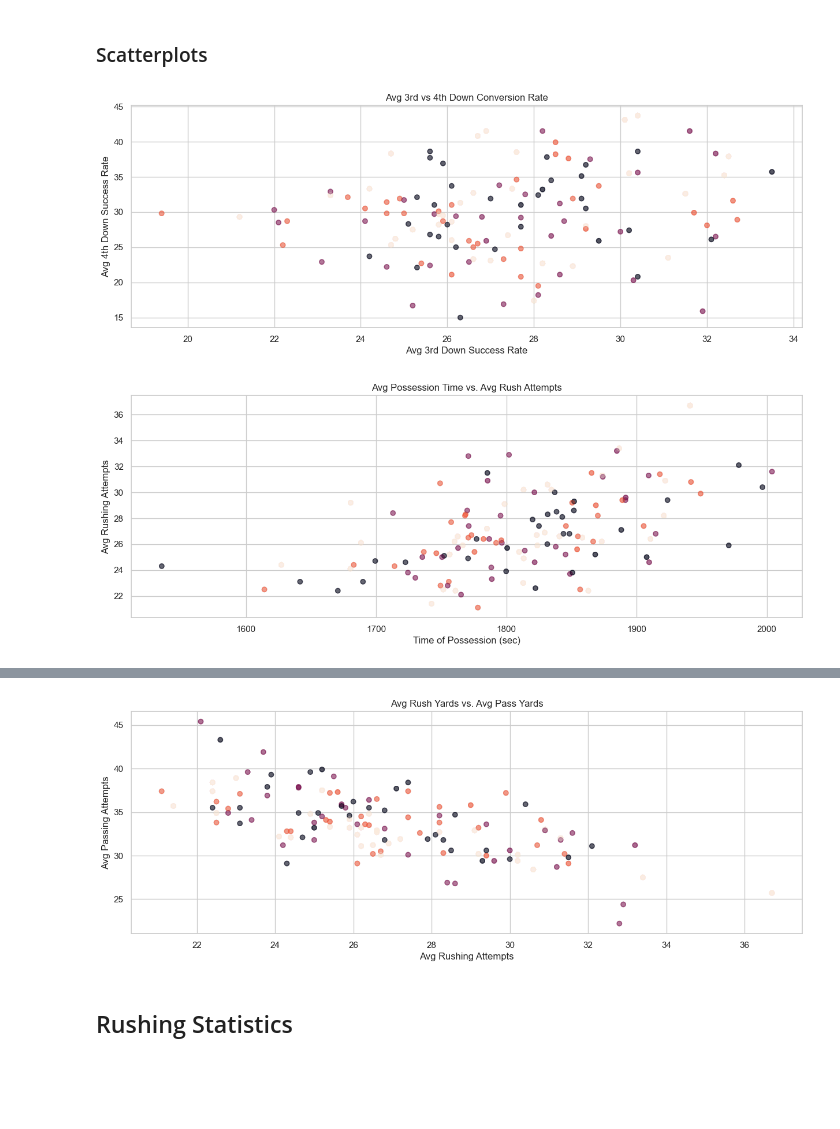
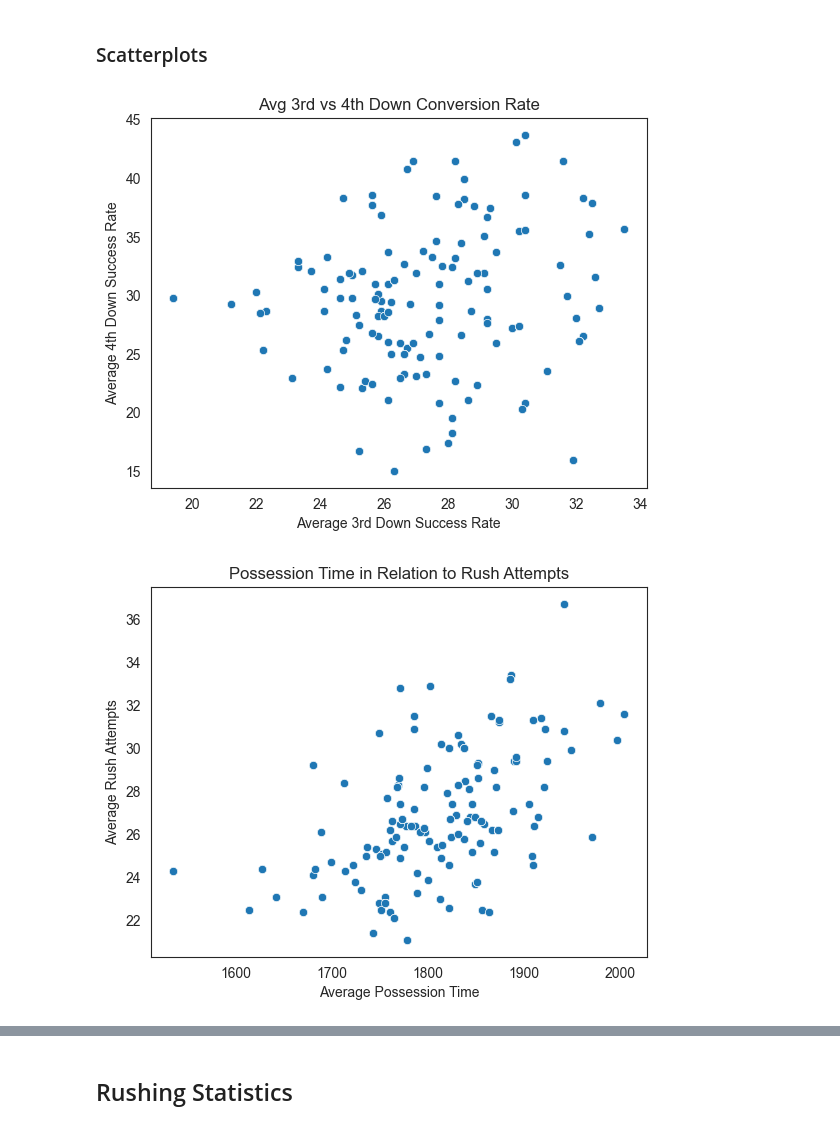
Before and after one commit to CamSmithers/NFL, a Jupyter notebook: Basic Analysis.ipynb, the cells around one changed output, grey strips where cells are left out. Cells and saved outputs as stored; diff of their text form; code cells hidden in the pictures; blank space fills up the shorter version.

```diff
--- a/Basic Analysis.ipynb
+++ b/Basic Analysis.ipynb
@@ -28,12 +38,3 @@ stats_pass = pd.read_csv('full_passing.csv', index_col=0)
 ## Team Statistics
 # %% [markdown]
 ### Boxplots
-# %%
-# Rushing Yards by Team
-sns.set_theme(rc={'figure.figsize':(15, 5)})
-sns.set_style('whitegrid')
-sns.boxplot(x=stats_team['team_name'], y=stats_team['rushyards'], color='deeppink')
-sns.stripplot(x=stats_team['team_name'], y=stats_team['rushyards'], color='black', jitter=0.2, alpha=0.25)
-plt.title('Rush Yards by Team')
-plt.xlabel('Team')
-plt.ylabel('Rush Yards')
@@ -92,50 +92,33 @@ plt.show()
 # %% [markdown]
 ### Scatterplots
 # %%
+sns.set_style('white')
 # Average 3rd vs 4th Down Conversion Rate
-plt.scatter(
-    x=stats_team.successrate3rddown_avg,
-    y=stats_team.successrate4thdown_avg,
-    alpha=.05,
-    c=stats_team.season)
-plt.xlabel('Avg 3rd Down Success Rate')
-plt.ylabel('Avg 4th Down Success Rate')
-plt.title('Avg 3rd vs 4th Down Conversion Rate')
+sc_plot1 = sns.scatterplot(data=stats_team,
+                        x='successrate3rddown_avg',
+                        y='successrate4thdown_avg')
+sc_plot1.set_xlabel('Average 3rd Down Success Rate')
+sc_plot1.set_ylabel('Average 4th Down Success Rate')
+sc_plot1.set_title('Avg 3rd vs 4th Down Conversion Rate')
 plt.show()
 
-# Average Possession Time vs Avg Rush Attempts
-plt.scatter(
-    x=stats_team.possessiontime_avg,
-    y=stats_team.rushattempts_avg,
-    alpha=.05,
-    c=stats_team.season,
-    )
-plt.title('Avg Possession Time vs. Avg Rush Attempts')
-plt.xlabel('Time of Possession (sec)')
-plt.ylabel('Avg Rushing Attempts')
+# Average Possession Time vs Rush Attempts
+sc_plot2 = sns.scatterplot(data=stats_team,
+                           x='possessiontime_avg',
+                           y='rushattempts_avg')
+sc_plot2.set_xlabel('Average Possession Time')
+sc_plot2.set_ylabel('Average Rush Attempts')
+sc_plot2.set_title('Possession Time in Relation to Rush Attempts')
 plt.show()
 
-# Average Posession Timve vs Avg Pass Attempts
-plt.scatter(
-    x=stats_team.possessiontime_avg,
-    y=stats_team.attempts_avg,
-    alpha=.05,
-    c=stats_team.season)
-plt.title('Avg Possession Time vs. Avg Pass Attempts')
-plt.xlabel('Time of Possession (sec)')
-plt.ylabel('Avg Passing Attempts')
+#Average Rush vs Pass Attempts
+sc_plot3 = sns.scatterplot(data=stats_team,
+                           x='rushattempts_avg',
+                           y='attempts_avg')
+sc_plot3.set_xlabel('Average Rush Attempts')
+sc_plot3.set_ylabel('Average Pass Attempts')
+sc_plot3.set_title('Average Rush vs Pass Attempts')
 plt.show()
-
-# Average Rush vs Pass Attempts
-plt.scatter(
-    x=stats_team.rushattempts_avg,
-    y=stats_team.attempts_avg,
-    alpha=.05,
-    c=stats_team.season)
-plt.title('Avg Rush Yards vs. Avg Pass Yards')
-plt.xlabel('Avg Rushing Attempts')
-plt.ylabel('Avg Passing Attempts')
-plt.show()
 # %% [output]
-[figure, old version]
+[figure, new version]
-[figure, old version]
+[figure, new version]
@@ -143,4 +126,3 @@ plt.show()
-[figure, removed]
 # %% [markdown]
 ## Rushing Statistics
 # %%
```
Also changed, not shown: parts of 7 cells of this notebook, 8 other files.
